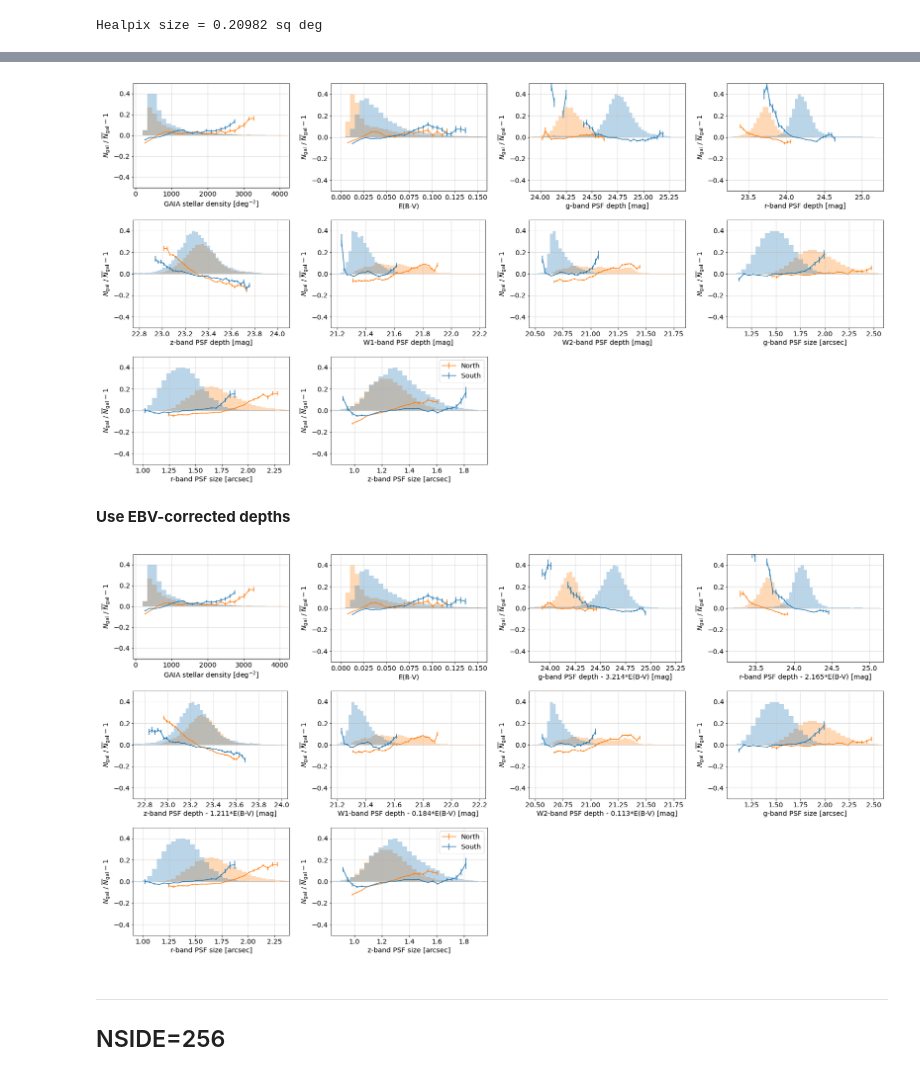
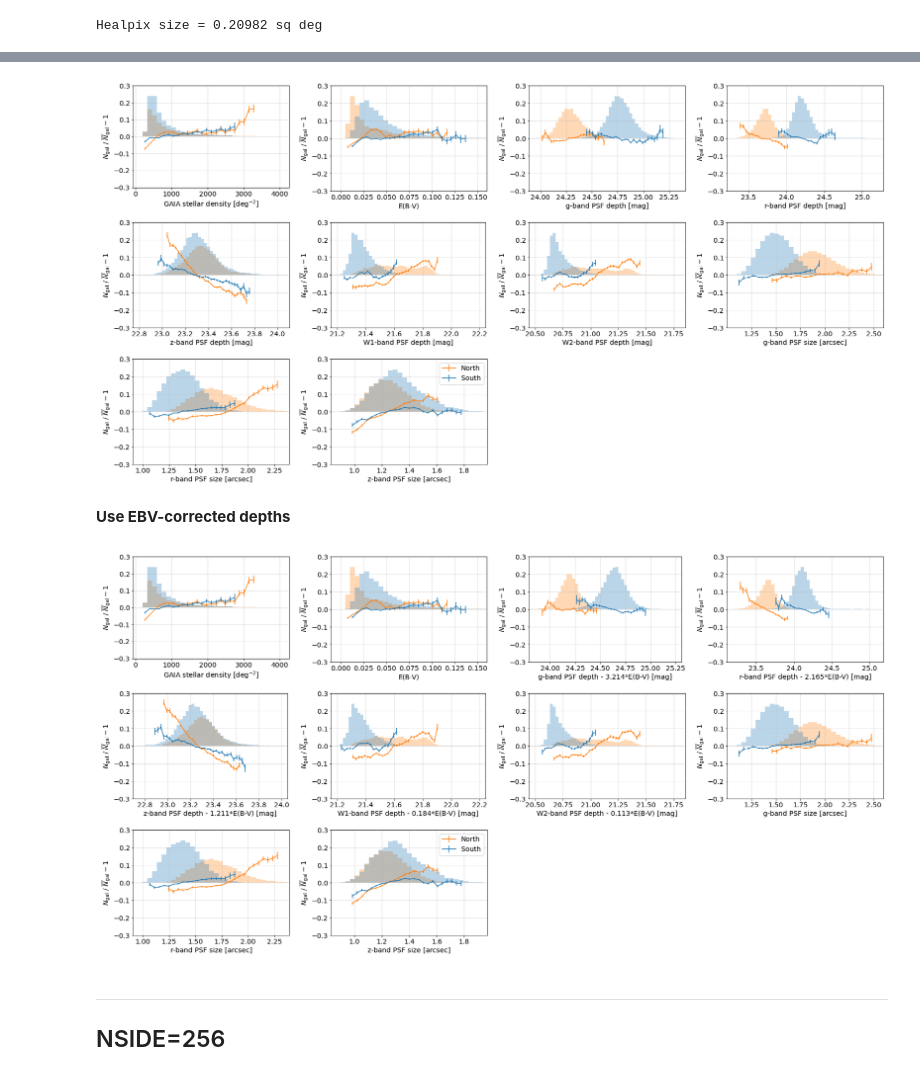
Before and after one commit to rongpu/desi-targets, a Jupyter notebook: dr9/density_variations/density_variations_QSO.ipynb, the cells around one changed output, grey strips where cells are left out. Cells and saved outputs as stored; diff of their text form; code cells hidden in the pictures.

```diff
--- a/dr9/density_variations/density_variations_QSO.ipynb
+++ b/dr9/density_variations/density_variations_QSO.ipynb
@@ -91,8 +92,8 @@ print('Healpix size = {:.5f} sq deg'.format(pix_area))
 Healpix size = 0.83929 sq deg
 # %%
 field = 'north'
-density_map = Table.read(os.path.join(data_dir, 'healpix_maps/dr9m-sep26-2020_{}_{}_{}.fits'.format(field, target_class, nside)))
-maps = Table.read(os.path.join(data_dir, 'healpix_maps/dr9m-sep26-2020_{}_{}.fits'.format(field, nside)))
+density_map = Table.read(os.path.join(data_dir, 'healpix_maps_min_nobs_{}/dr9m-sep26-2020_{}_{}_{}.fits'.format(min_nobs, field, target_class, nside)))
+maps = Table.read(os.path.join(data_dir, 'healpix_maps_min_nobs_{}/dr9m-sep26-2020_{}_{}.fits'.format(min_nobs, field, nside)))
 print(len(density_map))
 print(len(maps))
 
@@ -150,7 +151,7 @@ Average density: 297.0 (per square degree)
 # %%
 field = 'south'
-density_map = Table.read(os.path.join(data_dir, 'healpix_maps/dr9m-sep26-2020_{}_{}_{}.fits'.format(field, target_class, nside)))
-maps = Table.read(os.path.join(data_dir, 'healpix_maps/dr9m-sep26-2020_{}_{}.fits'.format(field, nside)))
+density_map = Table.read(os.path.join(data_dir, 'healpix_maps_min_nobs_{}/dr9m-sep26-2020_{}_{}_{}.fits'.format(min_nobs, field, target_class, nside)))
+maps = Table.read(os.path.join(data_dir, 'healpix_maps_min_nobs_{}/dr9m-sep26-2020_{}_{}.fits'.format(min_nobs, field, nside)))
 print(len(density_map))
 print(len(maps))
 
@@ -341,8 +342,8 @@ print('Healpix size = {:.5f} sq deg'.format(pix_area))
 Healpix size = 0.20982 sq deg
 # %%
 field = 'north'
-density_map = Table.read(os.path.join(data_dir, 'healpix_maps/dr9m-sep26-2020_{}_{}_{}.fits'.format(field, target_class, nside)))
-maps = Table.read(os.path.join(data_dir, 'healpix_maps/dr9m-sep26-2020_{}_{}.fits'.format(field, nside)))
+density_map = Table.read(os.path.join(data_dir, 'healpix_maps_min_nobs_{}/dr9m-sep26-2020_{}_{}_{}.fits'.format(min_nobs, field, target_class, nside)))
+maps = Table.read(os.path.join(data_dir, 'healpix_maps_min_nobs_{}/dr9m-sep26-2020_{}_{}.fits'.format(min_nobs, field, nside)))
 print(len(density_map))
 print(len(maps))
 
@@ -400,7 +401,7 @@ Average density: 297.0 (per square degree)
 # %%
 field = 'south'
-density_map = Table.read(os.path.join(data_dir, 'healpix_maps/dr9m-sep26-2020_{}_{}_{}.fits'.format(field, target_class, nside)))
-maps = Table.read(os.path.join(data_dir, 'healpix_maps/dr9m-sep26-2020_{}_{}.fits'.format(field, nside)))
+density_map = Table.read(os.path.join(data_dir, 'healpix_maps_min_nobs_{}/dr9m-sep26-2020_{}_{}_{}.fits'.format(min_nobs, field, target_class, nside)))
+maps = Table.read(os.path.join(data_dir, 'healpix_maps_min_nobs_{}/dr9m-sep26-2020_{}_{}.fits'.format(min_nobs, field, nside)))
 print(len(density_map))
 print(len(maps))
 
@@ -476,5 +477,5 @@ plt.show()
 # %%
-var_range = 0.5
+var_range = 0.3
 minsize = 100
 
 for index, xname in enumerate(xnames):
@@ -495,38 +496,38 @@ for index, xname in enumerate(xnames):
     mean_density = np.sum(maps_north['density']*maps_north['pix_frac'])/np.sum(maps_north['pix_frac'])
     bin_center, _, bin_mean, bin_error = binned_mean(maps_north[xname][maps_mask], maps_north['density'][maps_mask]/mean_density, bin_edges=bin_edges, weights=maps_north['pix_frac'][maps_mask], minsize=minsize)
     histbin_center = (histbin_edge[1:]+histbin_edge[:-1])/2
     bincount, _ = np.histogram(maps_north[xname][maps_mask], bins=histbin_edge)
     bincount = 0.8*var_range*bincount/bincount_max
     ax.errorbar(bin_center, bin_mean-1, yerr=bin_error, label='North', color='C1')
     ax.hist(histbin_center, bins=histbin_edge, weights=bincount, alpha=0.3, color='C1')
 
     maps_mask = np.ones(len(maps_south), dtype=bool)
     mean_density = np.sum(maps_south['density']*maps_south['pix_frac'])/np.sum(maps_south['pix_frac'])
     bin_center, _, bin_mean, bin_error = binned_mean(maps_south[xname][maps_mask], maps_south['density'][maps_mask]/mean_density, bin_edges=bin_edges, weights=maps_south['pix_frac'][maps_mask], minsize=minsize)
     histbin_center = (histbin_edge[1:]+histbin_edge[:-1])/2
     bincount, _ = np.histogram(maps_south[xname][maps_mask], bins=histbin_edge)
     bincount = 0.8*var_range*bincount/bincount_max
     ax.errorbar(bin_center, bin_mean-1, yerr=bin_error, label='South', color='C0')
     ax.hist(histbin_center, bins=histbin_edge, weights=bincount, alpha=0.3, color='C0')
 
     ax.grid(alpha=0.5)
     ax.set_xlabel(xlabels[index])
     ax.set_ylabel(r'$N_\mathrm{gal}\ /\ \overline{N}_\mathrm{gal} - 1$')
     ax.axis([xmin, xmax, -var_range, var_range])
     if index==len(xnames)-1:
         plt.legend(loc='upper right')
     plt.tight_layout()
     plt.savefig('tmp/{}_{}.png'.format(target_class, index+1))
     plt.close()
 
 os.system('montage tmp/{}_{{1..{}}}.png -geometry 100% -tile 4x plots/tmp_systematics_{}_{}.png'.format(target_class, len(xnames), target_class, nside))
 Image(filename='plots/tmp_systematics_{}_{}.png'.format(target_class, nside))
 # %% [output]
-[figure, old version]
+[figure, new version]
 # %% [markdown]
 __Use EBV-corrected depths__
 # %%
-var_range = 0.5
+var_range = 0.3
 minsize = 100
 
 for index, xname in enumerate(xnames):
@@ -576,7 +577,7 @@ for index, xname in enumerate(xnames):
 os.system('montage tmp/{}_{{1..{}}}.png -geometry 100% -tile 4x plots/tmp_systematics_{}_{}_ebv_corr.png'.format(target_class, len(xnames), target_class, nside))
 Image(filename='plots/tmp_systematics_{}_{}_ebv_corr.png'.format(target_class, nside))
 # %% [output]
-[figure, old version]
+[figure, new version]
 # %% [markdown]
 -------
 ## NSIDE=256
```
Also changed, not shown: parts of 14 cells of this notebook, 10 other files.
